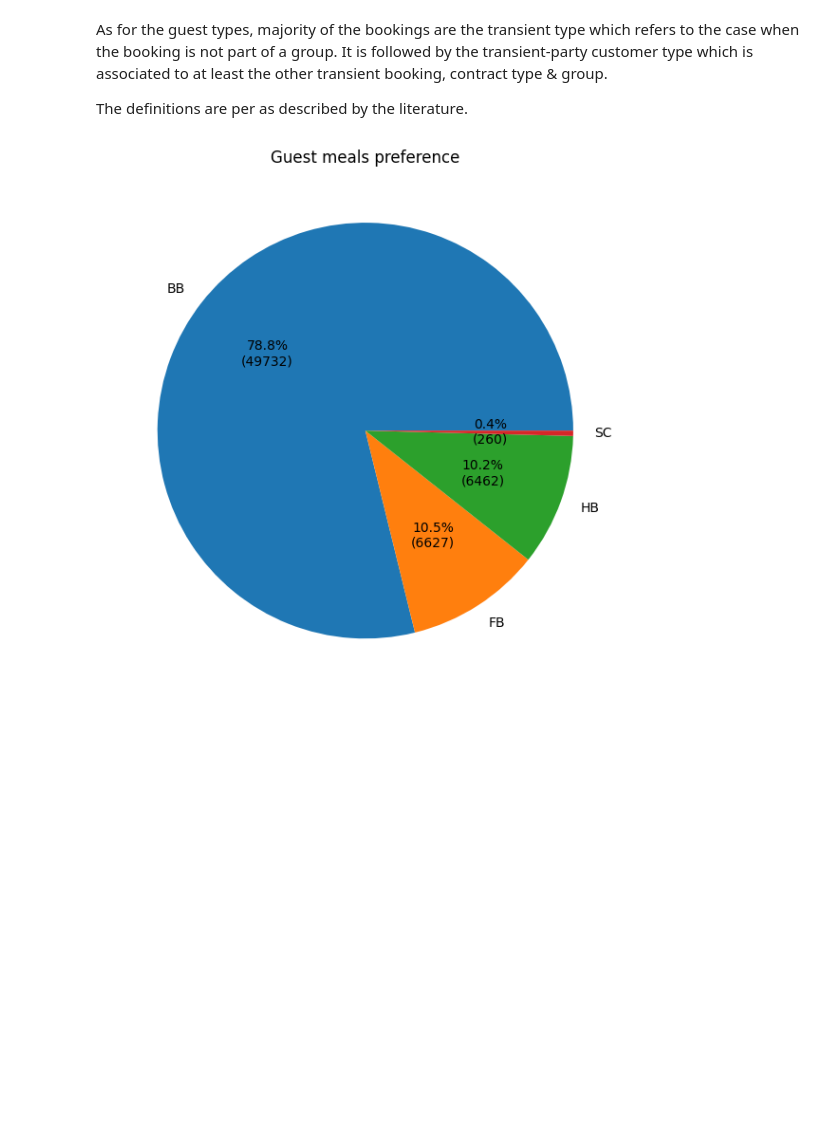
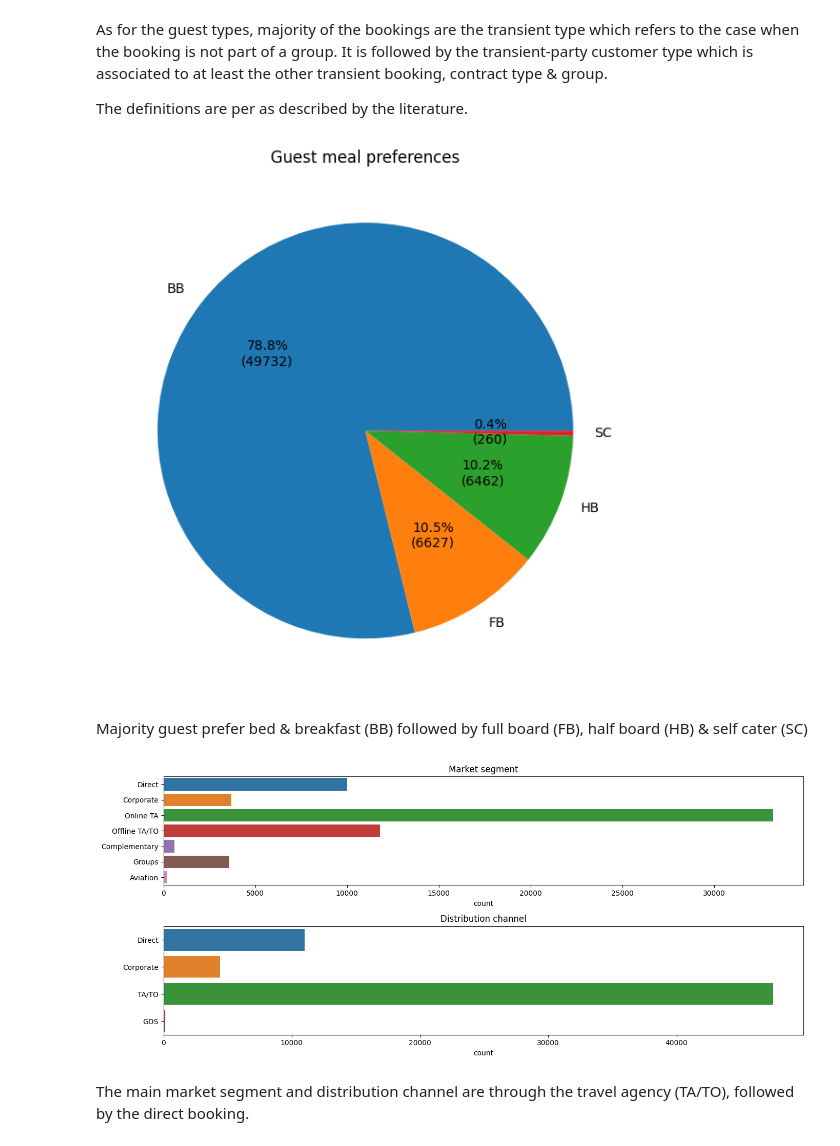
Before and after one commit to jtkhair/hotel, a Jupyter notebook: Notebook/hotel.ipynb, the cells around one changed output. Cells and saved outputs as stored; diff of their text form; code cells hidden in the pictures; blank space fills up the shorter version.

```diff
--- a/Notebook/hotel.ipynb
+++ b/Notebook/hotel.ipynb
@@ -426,7 +476,27 @@ ax.pie(data,
     labels = labels,
     )
 
-plt.title('Guest meals preference')
+plt.title('Guest meal preferences')
 plt.tight_layout()
 # %% [output]
-[figure, old version]
+[figure, new version]
+# %% [markdown]
+Majority guest prefer bed & breakfast (BB) followed by full board (FB), half board (HB) & self cater (SC)
+# %%
+# Market segment & distribution channel
+
+plt.figure(figsize = (14, 6))
+
+plt.subplot(2,1,1)
+sns.countplot(data = confirmed_bookings, y = 'market_segment', orient = "h").set(ylabel = None)
+plt.title('Market segment')
+
+plt.subplot(2,1,2)
+sns.countplot(data = confirmed_bookings, y = 'distribution_channel', orient = "h").set(ylabel = None)
+plt.title('Distribution channel')
+
+plt.tight_layout()
+# %% [output]
+[figure, added]
+# %% [markdown]
+The main market segment and distribution channel are through the travel agency (TA/TO), followed by the direct booking.
```
Also changed, not shown: parts of 20 cells of this notebook.
